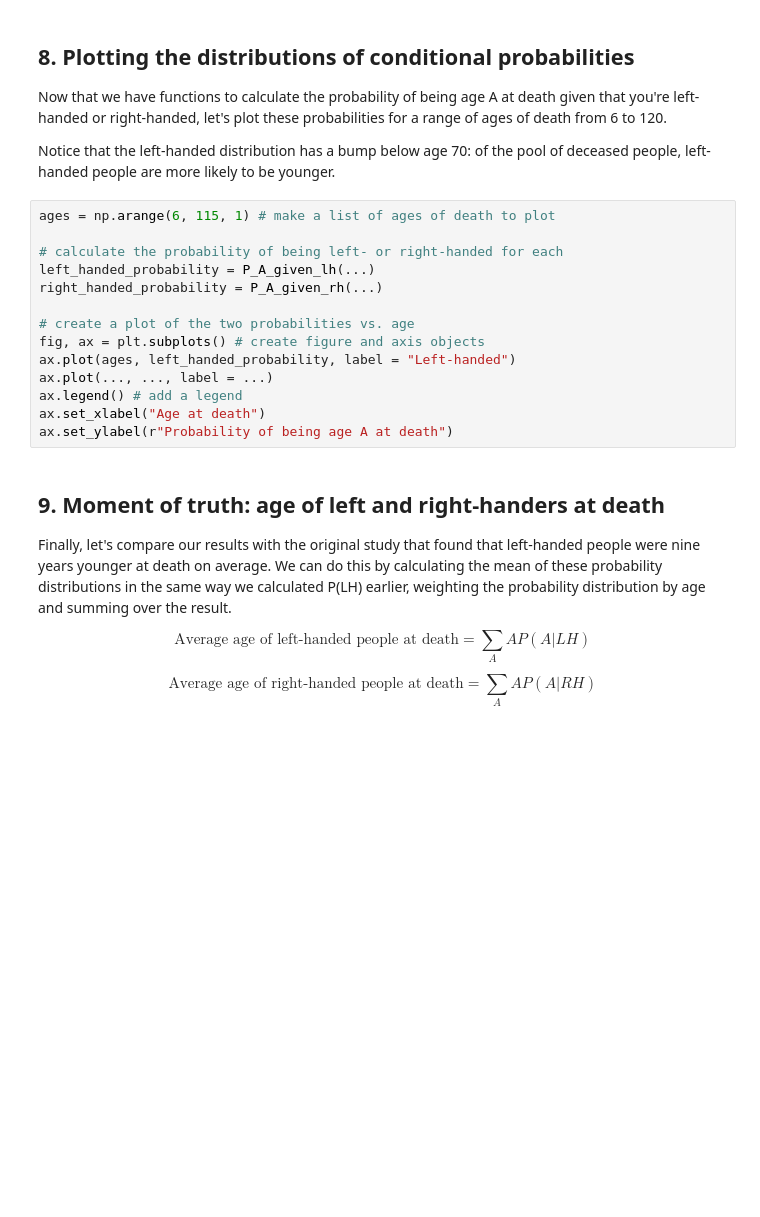
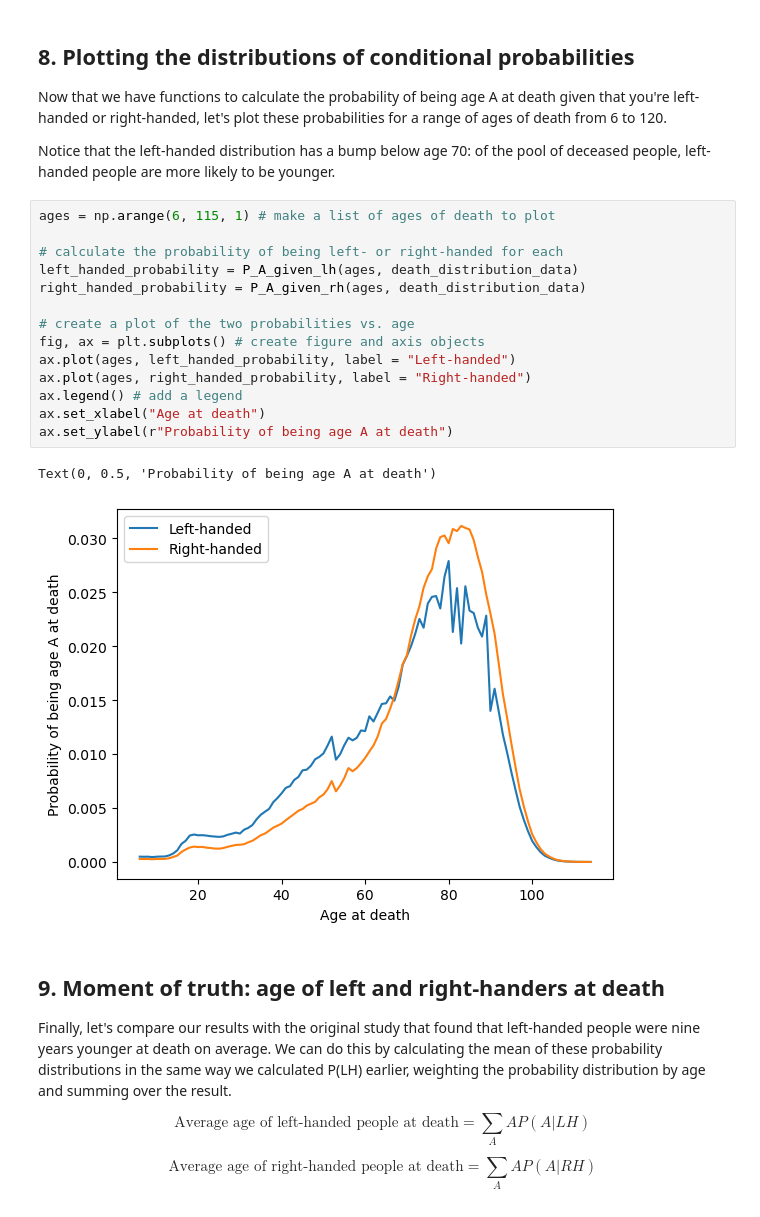
Before and after one commit to JeremyTallant/left_handed, a Jupyter notebook: left_analysis.ipynb, the cells around one changed output. Cells and saved outputs as stored; diff of their text form; blank space fills up the shorter version.

```diff
--- a/left_analysis.ipynb
+++ b/left_analysis.ipynb
@@ -147,17 +147,20 @@ def P_A_given_rh(ages_of_death, death_distribution_data, study_year = 1990):
 # %%
 ages = np.arange(6, 115, 1) # make a list of ages of death to plot
 
 # calculate the probability of being left- or right-handed for each
-left_handed_probability = P_A_given_lh(...)
-right_handed_probability = P_A_given_rh(...)
+left_handed_probability = P_A_given_lh(ages, death_distribution_data)
+right_handed_probability = P_A_given_rh(ages, death_distribution_data)
 
 # create a plot of the two probabilities vs. age
 fig, ax = plt.subplots() # create figure and axis objects
 ax.plot(ages, left_handed_probability, label = "Left-handed")
-ax.plot(..., ..., label = ...)
+ax.plot(ages, right_handed_probability, label = "Right-handed")
 ax.legend() # add a legend
 ax.set_xlabel("Age at death")
 ax.set_ylabel(r"Probability of being age A at death")
+# %% [output]
+Text(0, 0.5, 'Probability of being age A at death')
+[figure, added]
 # %% [markdown]
 ## 9. Moment of truth: age of left and right-handers at death
 <p>Finally, let's compare our results with the original study that found that left-handed people were nine years younger at death on average. We can do this by calculating the mean of these probability distributions in the same way we calculated P(LH) earlier, weighting the probability distribution by age and summing over the result.</p>
```
